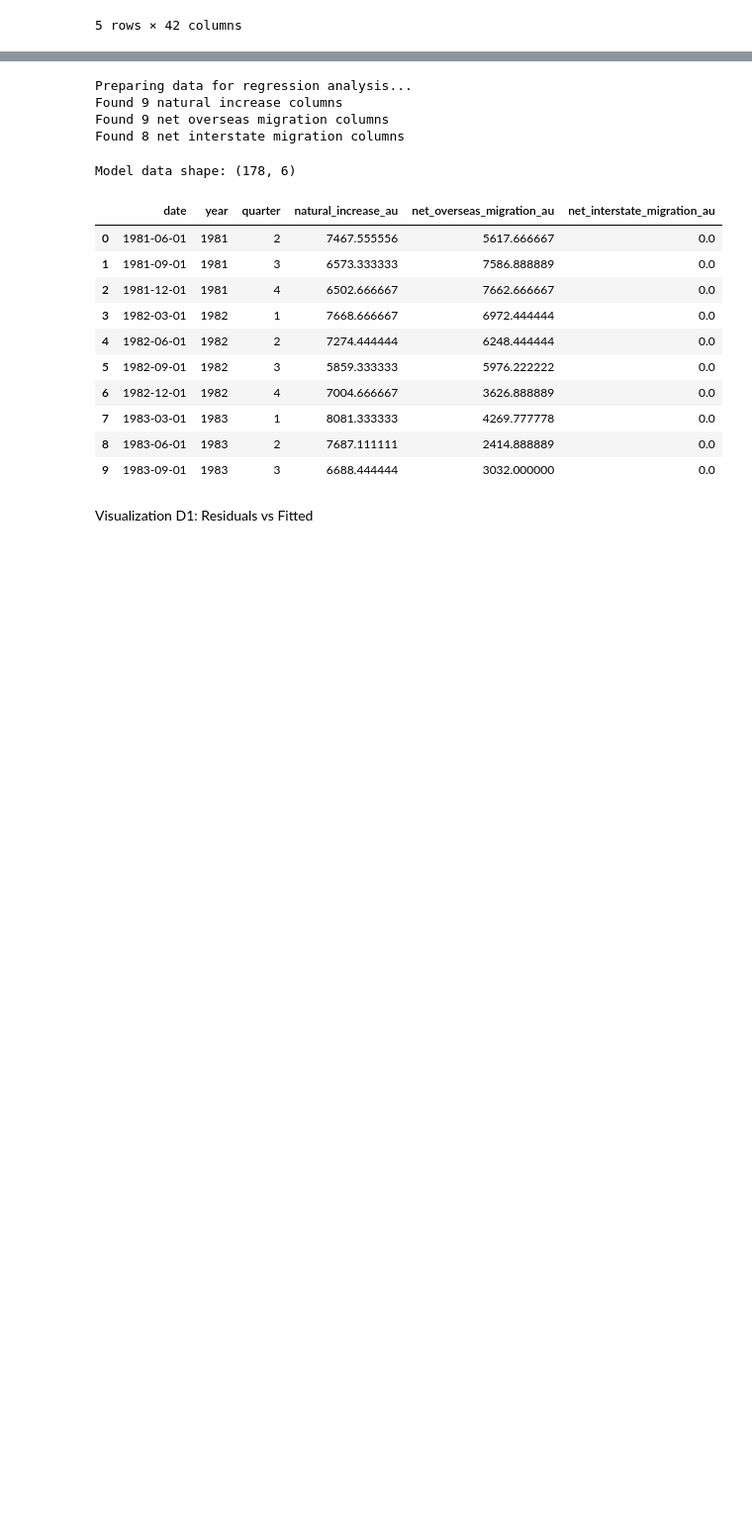
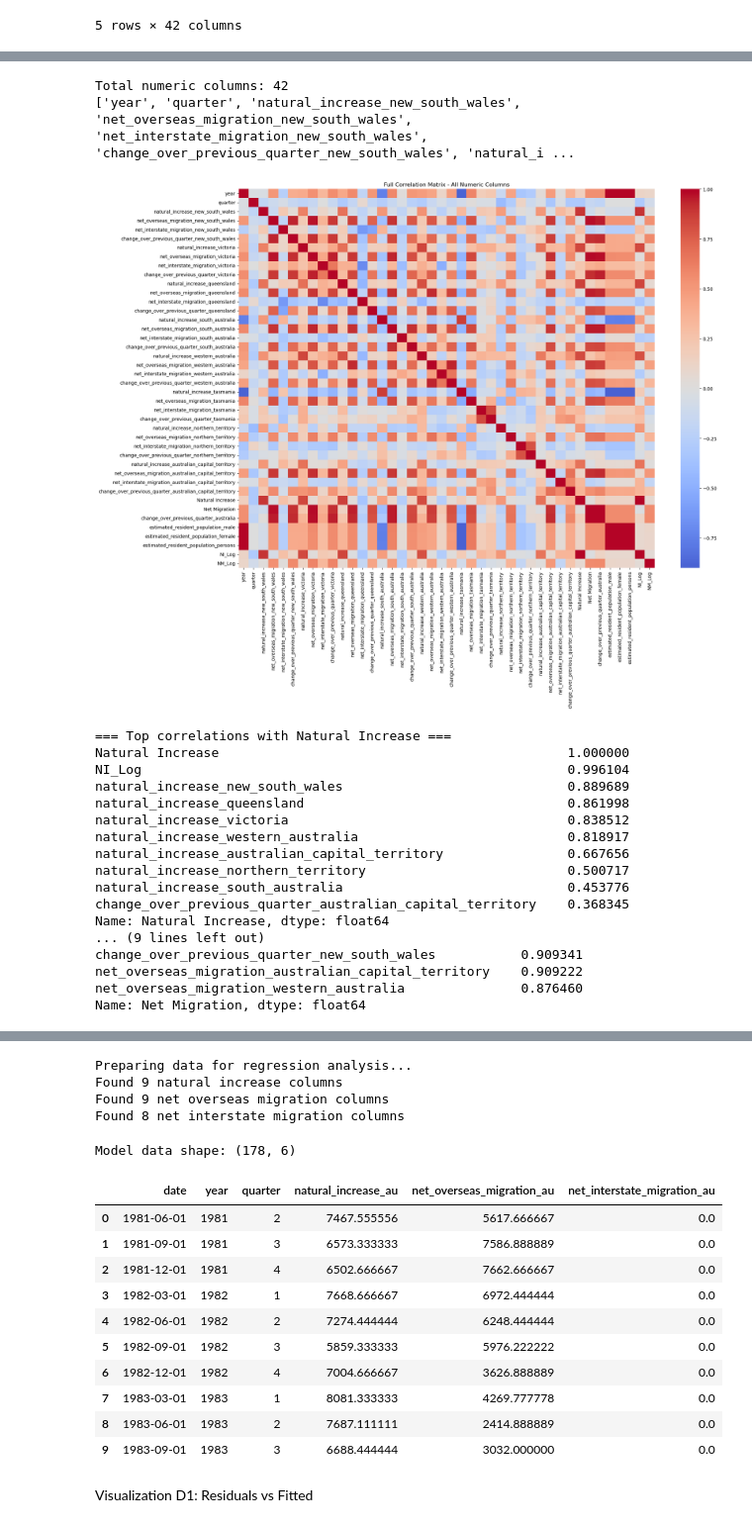
Before and after one commit to habray-99/PRT564-DATA-ANALYTICS-AND-VISUALISATION, a Jupyter notebook: Final_Assingnment.ipynb, the cells around one changed output, grey strips where cells are left out. Shown at 99% size. Saved outputs shown, nothing was run; the diff lists cells and outputs as text; code cells hidden in the pictures; blank space fills up the shorter version.

```diff
--- a/Final_Assingnment.ipynb
+++ b/Final_Assingnment.ipynb
@@ -83,0 +328,41 @@ First 5 rows:
+# %%
+# Get all numeric columns
+numeric_cols = df_analysis.select_dtypes(include='number').columns.tolist()
+print(f"Total numeric columns: {len(numeric_cols)}")
+print(numeric_cols)
+
+# Full correlation matrix heatmap
+plt.figure(figsize=(20, 16))
+corr_matrix = df_analysis[numeric_cols].corr()
+sns.heatmap(corr_matrix, annot=False, cmap='coolwarm', center=0)  # annot=False since too many columns
+plt.title('Full Correlation Matrix - All Numeric Columns')
+plt.tight_layout()
+plt.show()
+
+# Print strongest correlations with Natural Increase
+print("\n=== Top correlations with Natural Increase ===")
+print(corr_matrix['Natural Increase'].sort_values(ascending=False).head(10))
+
+print("\n=== Top correlations with Net Migration ===")
+print(corr_matrix['Net Migration'].sort_values(ascending=False).head(10))
+# %% [output]
+Total numeric columns: 42
+['year', 'quarter', 'natural_increase_new_south_wales', 'net_overseas_migration_new_south_wales', 'net_interstate_migration_new_south_wales', 'change_over_previous_quarter_new_south_wales', 'natural_i ...
+[figure, added]
+=== Top correlations with Natural Increase ===
+Natural Increase                                             1.000000
+NI_Log                                                       0.996104
+natural_increase_new_south_wales                             0.889689
+natural_increase_queensland                                  0.861998
+natural_increase_victoria                                    0.838512
+natural_increase_western_australia                           0.818917
+natural_increase_australian_capital_territory                0.667656
+natural_increase_northern_territory                          0.500717
+natural_increase_south_australia                             0.453776
+change_over_previous_quarter_australian_capital_territory    0.368345
+Name: Natural Increase, dtype: float64
+... (9 lines left out)
+change_over_previous_quarter_new_south_wales           0.909341
+net_overseas_migration_australian_capital_territory    0.909222
+net_overseas_migration_western_australia               0.876460
+Name: Net Migration, dtype: float64
```
Also changed, not shown: parts of 19 cells of this notebook.
